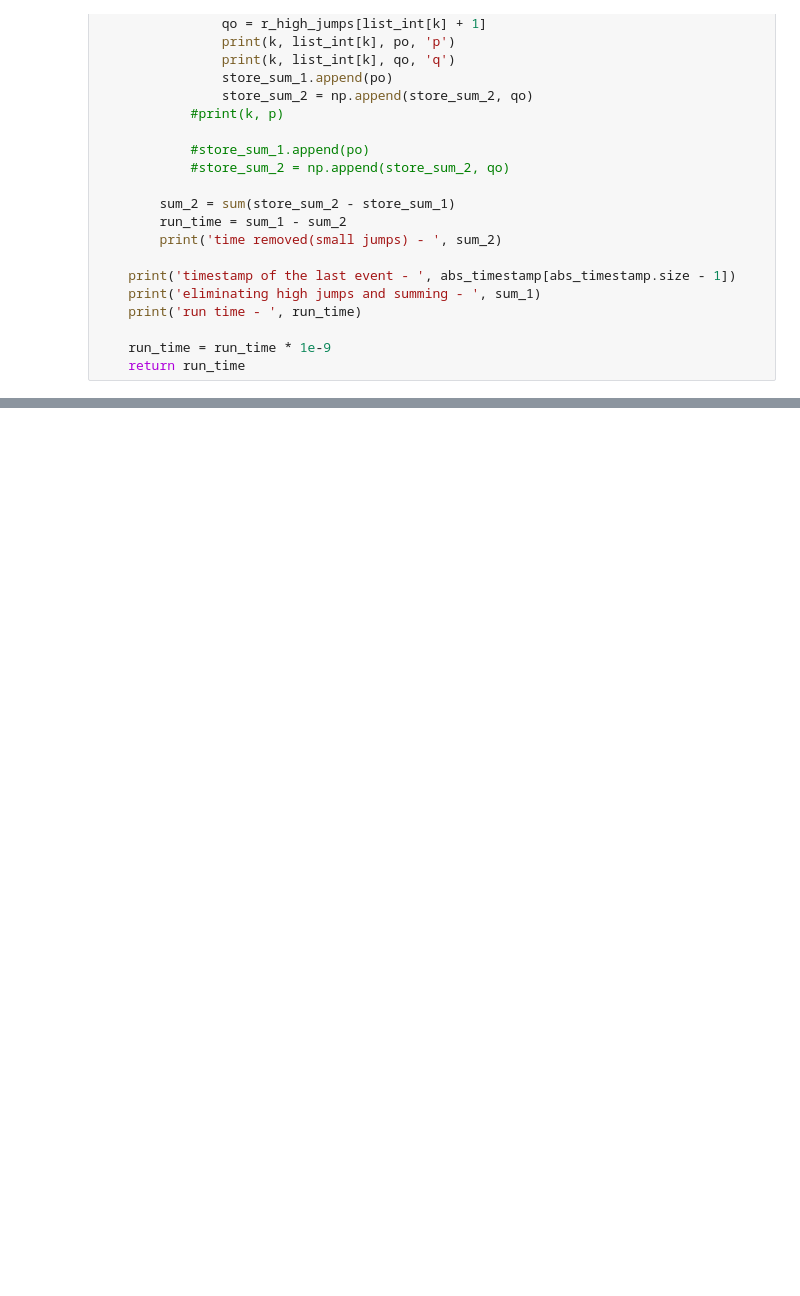
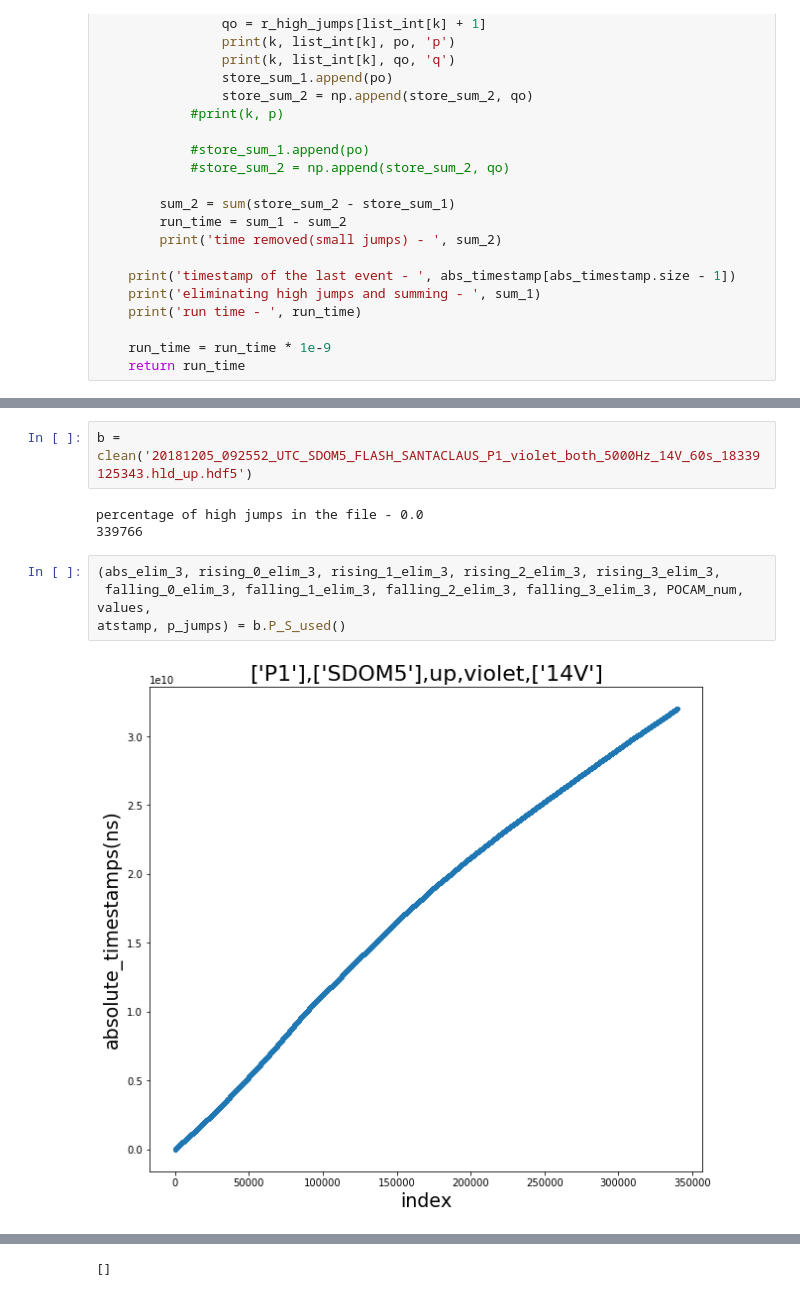
Before and after one commit to ka-til/code-share, a Jupyter notebook: STRAW code.ipynb, the cells around one changed output, grey strips where cells are left out. Saved outputs shown, nothing was run; the diff lists cells and outputs as text; blank space fills up the shorter version.

```diff
--- a/STRAW code.ipynb
+++ b/STRAW code.ipynb
@@ -524,0 +585,11 @@ def run_time(abs_timestamp, jumps):
+# %%
+b = clean('20181205_092552_UTC_SDOM5_FLASH_SANTACLAUS_P1_violet_both_5000Hz_14V_60s_18339125343.hld_up.hdf5')
+# %% [output]
+percentage of high jumps in the file - 0.0
+339766
+# %%
+(abs_elim_3, rising_0_elim_3, rising_1_elim_3, rising_2_elim_3, rising_3_elim_3,
+ falling_0_elim_3, falling_1_elim_3, falling_2_elim_3, falling_3_elim_3, POCAM_num, values,
+atstamp, p_jumps) = b.P_S_used()
+# %% [output]
+[figure, added]
@@ -524,0 +599 @@ def run_time(abs_timestamp, jumps):
+[]
```
Also changed, not shown: parts of 31 cells of this notebook.
